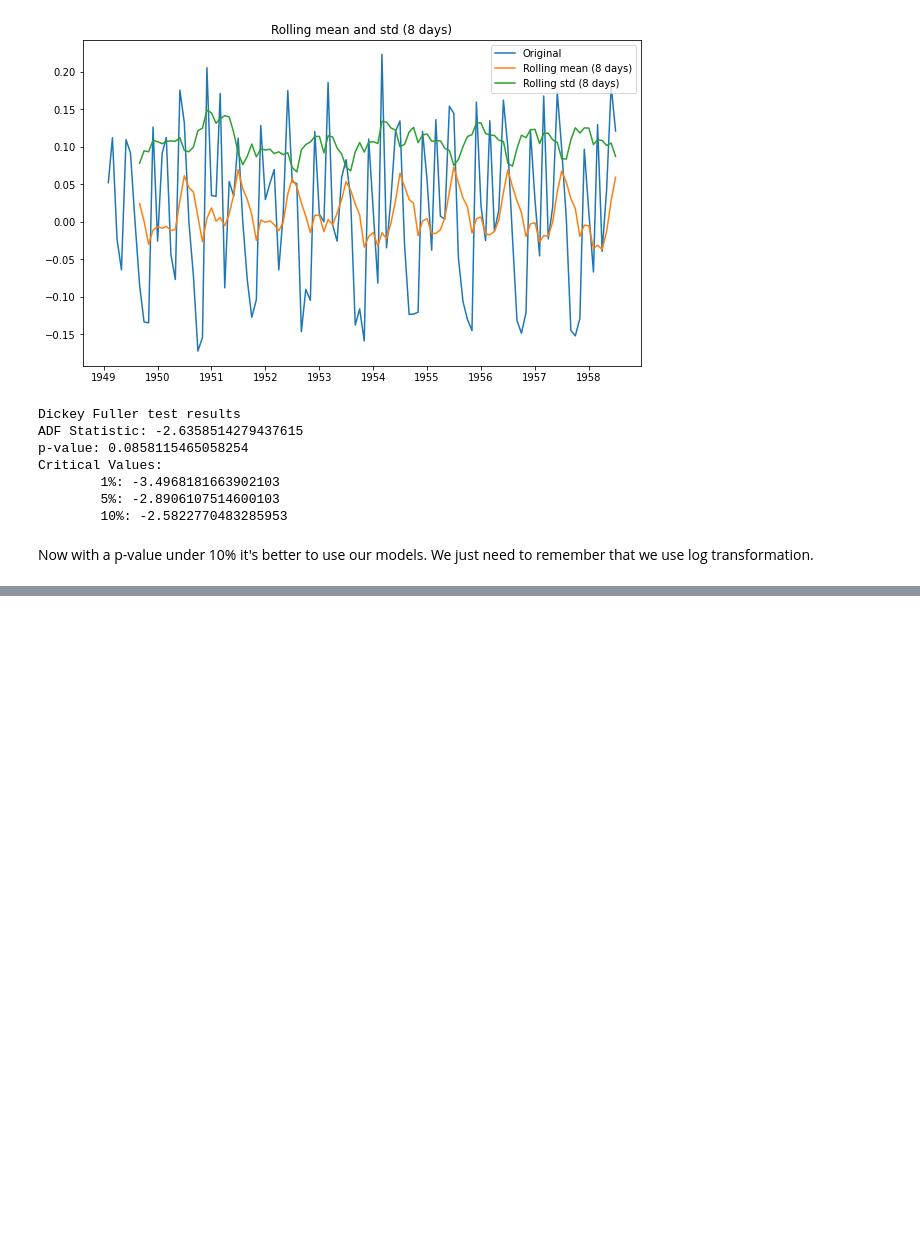
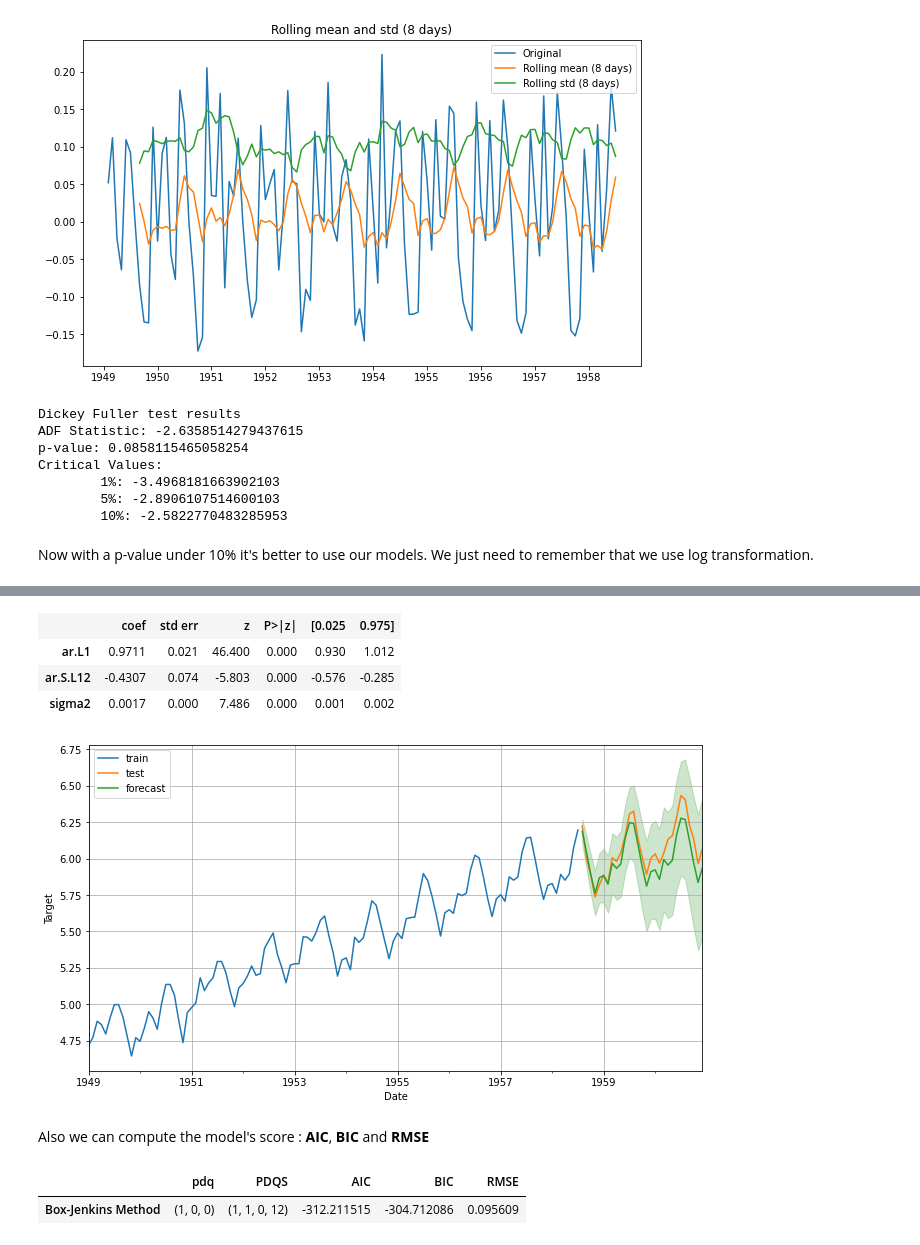
Before and after one commit to Nathanlauga/explore-arima, a Jupyter notebook: notebooks/ARIMA_SARIMA.ipynb, the cells around one changed output, grey strips where cells are left out. Cells and saved outputs as stored; diff of their text form; code cells hidden in the pictures; blank space fills up the shorter version.

```diff
--- a/notebooks/ARIMA_SARIMA.ipynb
+++ b/notebooks/ARIMA_SARIMA.ipynb
@@ -184,6 +199,8 @@ Critical Values:
         10%: -2.5822770483285953
 # %% [markdown]
 Now with a p-value under 10% it's better to use our models. We just need to remember that we use log transformation.
+# %%
+y_test_log = np.log(y_test)
 # %% [markdown]
 ## What is ARIMA and SARIMA ?
 
@@ -266,0 +343,13 @@ Nous cherchons à minimiser l'$AIC$
+# %%
+order = (1,0,0)
+seasonal_order = (1,1,0,12)
+
+# SARIMAX doc : https://www.statsmodels.org/dev/generated/statsmodels.tsa.statespace.sarimax.SARIMAX.html
+model_bk_method = SARIMAX(y_train_log,
+                            order=order,
+                            seasonal_order=seasonal_order,
+                            enforce_stationarity=False,
+                            enforce_invertibility=False
+                           )
+# %%
+model_bk_method = model_bk_method.fit()
@@ -266,0 +367,7 @@ Nous cherchons à minimiser l'$AIC$
+# %%
+model_bk_method.summary().tables[1]
+# %% [output]
+|  | coef | std err | z | P>|z| | [0.025 | 0.975] |
+| ar.L1 | 0.9711 | 0.021 | 46.400 | 0.000 | 0.930 | 1.012 |
+| ar.S.L12 | -0.4307 | 0.074 | -5.803 | 0.000 | -0.576 | -0.285 |
+| sigma2 | 0.0017 | 0.000 | 7.486 | 0.000 | 0.001 | 0.002 |
@@ -266,0 +419,6 @@ Nous cherchons à minimiser l'$AIC$
+# %%
+plot_sarima_forecast(model_bk_method, y_train_log, y_test_log)
+# %% [output]
+[figure, added]
+# %% [markdown]
+Also we can compute the model's score : **AIC**, **BIC** and **RMSE**
@@ -266,0 +446,5 @@ Nous cherchons à minimiser l'$AIC$
+# %%
+model_df
+# %% [output]
+|  | pdq | PDQS | AIC | BIC | RMSE |
+| Box-Jenkins Method | (1, 0, 0) | (1, 1, 0, 12) | -312.211515 | -304.712086 | 0.095609 |
```
Also changed, not shown: parts of 37 cells of this notebook.
